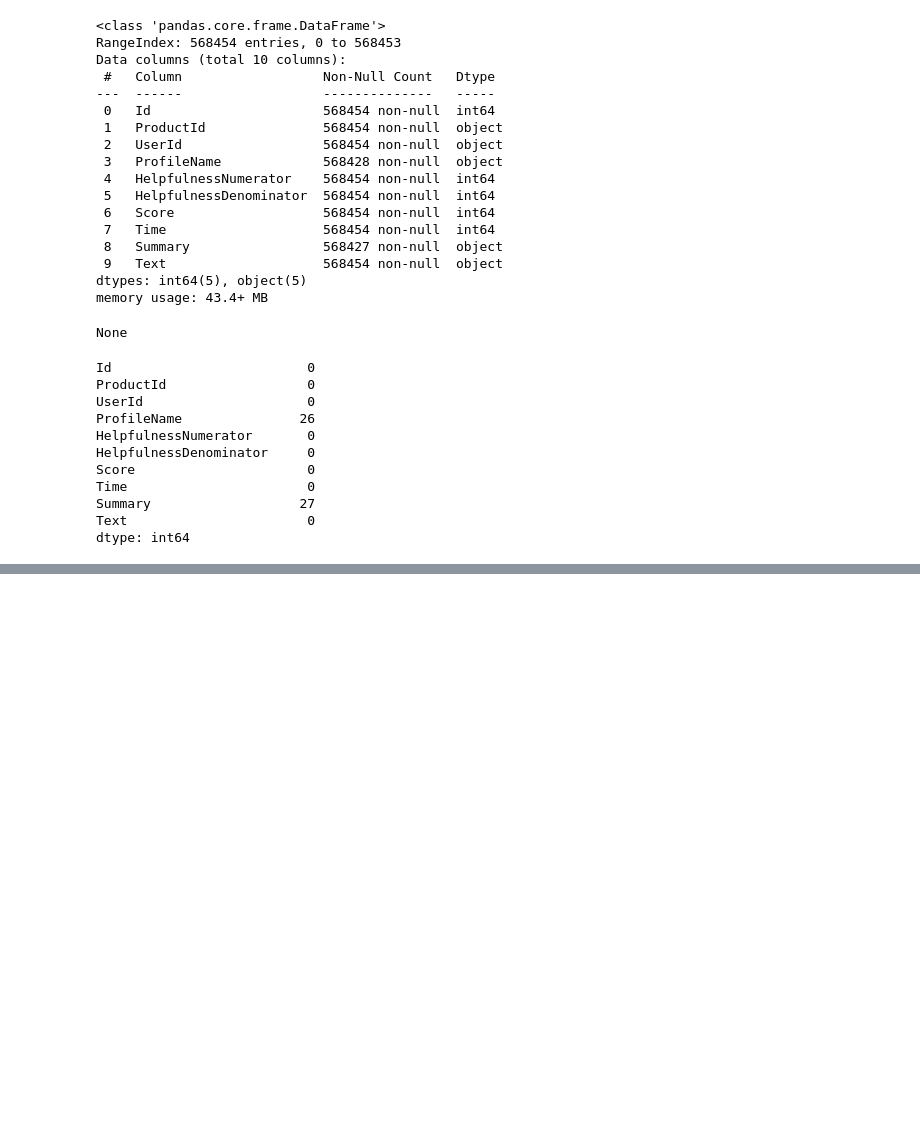
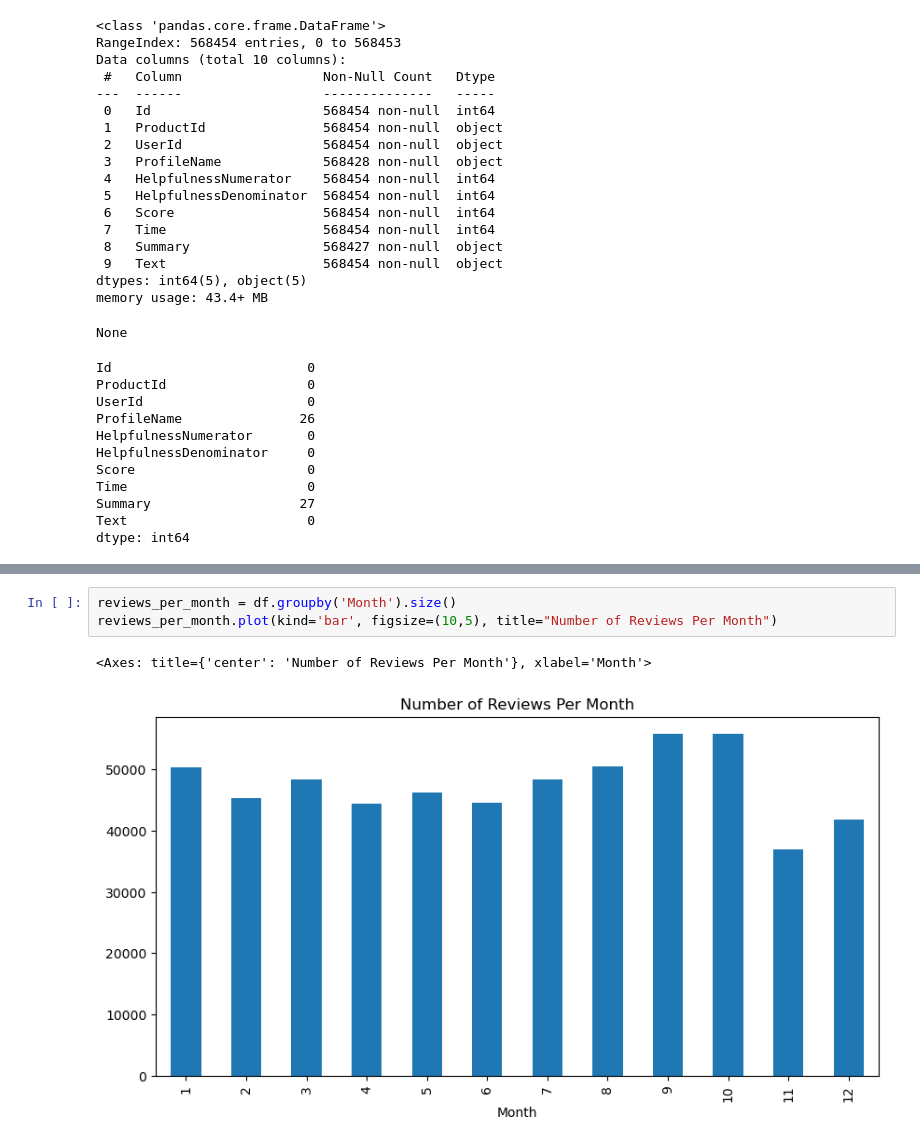
Before and after one commit to Vaish8975/amazon-data-analysis, a Jupyter notebook: 4. Scripts/Amazon_Script.ipynb, the cells around one changed output, grey strips where cells are left out. Cells and saved outputs as stored; diff of their text form; blank space fills up the shorter version.

```diff
--- a/4. Scripts/Amazon_Script.ipynb
+++ b/4. Scripts/Amazon_Script.ipynb
@@ -133,0 +178,6 @@ display(df.head(5))
+# %%
+reviews_per_month = df.groupby('Month').size()
+reviews_per_month.plot(kind='bar', figsize=(10,5), title="Number of Reviews Per Month")
+# %% [output]
+<Axes: title={'center': 'Number of Reviews Per Month'}, xlabel='Month'>
+[figure, added]
```
Also changed, not shown: parts of 17 cells of this notebook.
